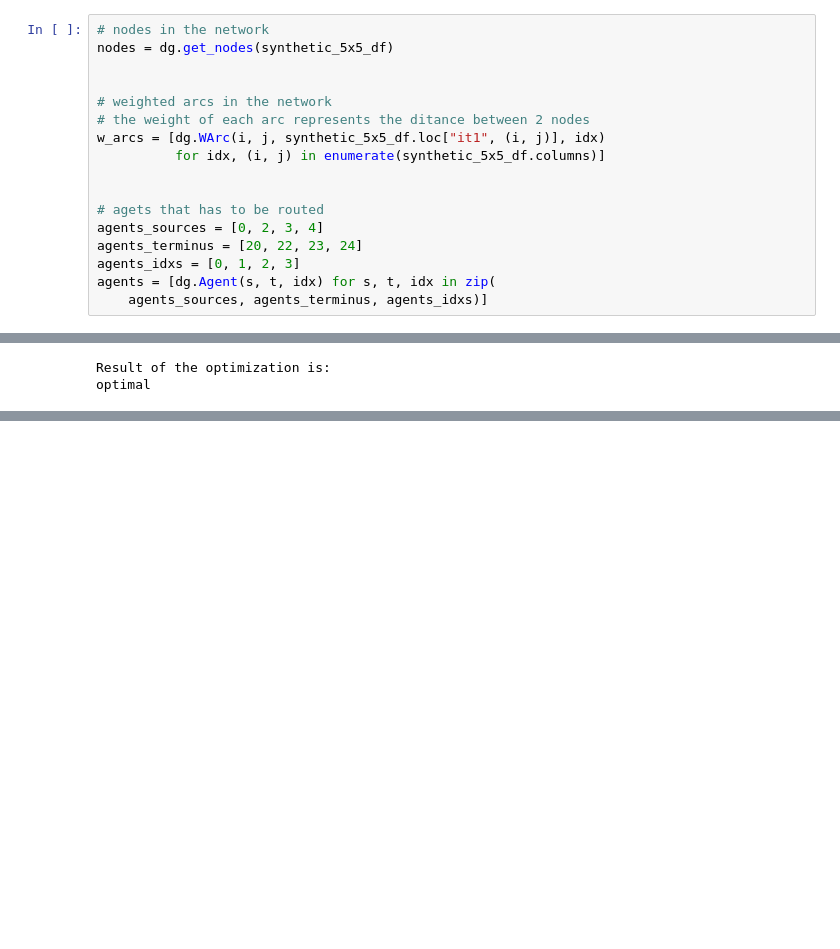
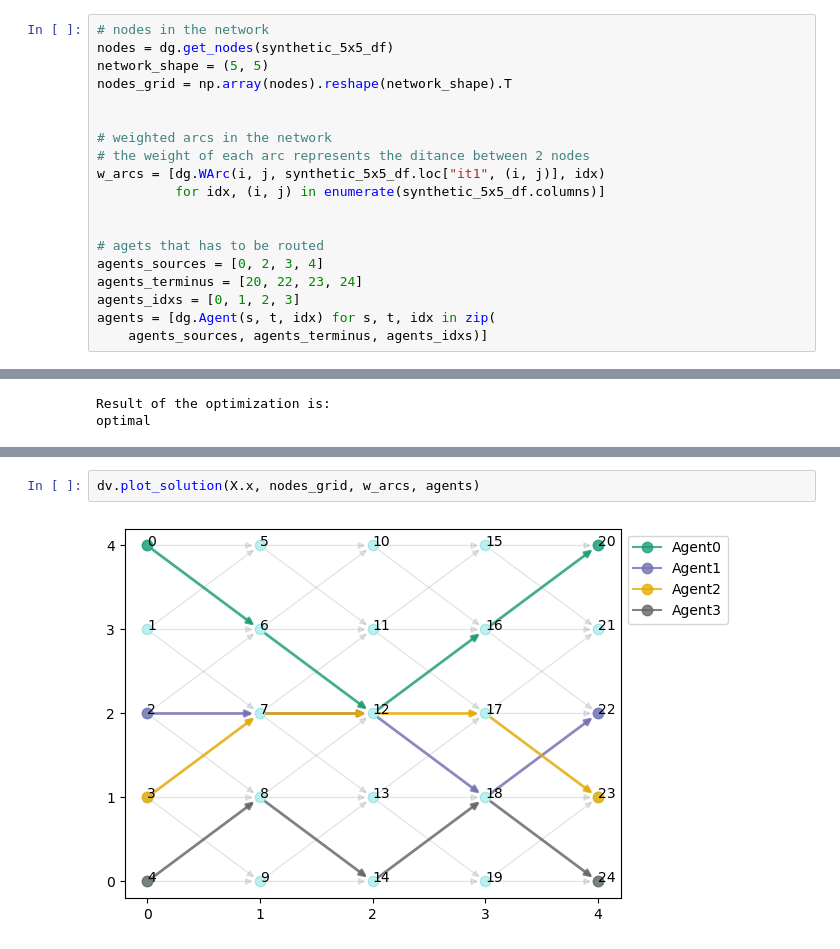
Before and after one commit to kkevin98/Multiple_shortest_path_problem_with_path_deconfliction, a Jupyter notebook: MSPP-PD(ABP)_implementation.ipynb, the cells around one changed output, grey strips where cells are left out. Cells and saved outputs as stored; diff of their text form; blank space fills up the shorter version.

Commit message:
Remove sub-optimal solutions analysis and add solution plot (ABP, NQP)

```diff
--- a/MSPP-PD(ABP)_implementation.ipynb
+++ b/MSPP-PD(ABP)_implementation.ipynb
@@ -46,6 +47,8 @@ In this section we define the variables that we'll use to formulate and solve th
 # %%
 # nodes in the network
 nodes = dg.get_nodes(synthetic_5x5_df)
+network_shape = (5, 5)
+nodes_grid = np.array(nodes).reshape(network_shape).T
 
 
 # weighted arcs in the network
@@ -241,0 +211,4 @@ Agent 3 will follow the path:
+# %%
+dv.plot_solution(X.x, nodes_grid, w_arcs, agents)
+# %% [output]
+[figure, added]
```
Also changed, not shown: parts of 16 cells of this notebook, 1 other file.
